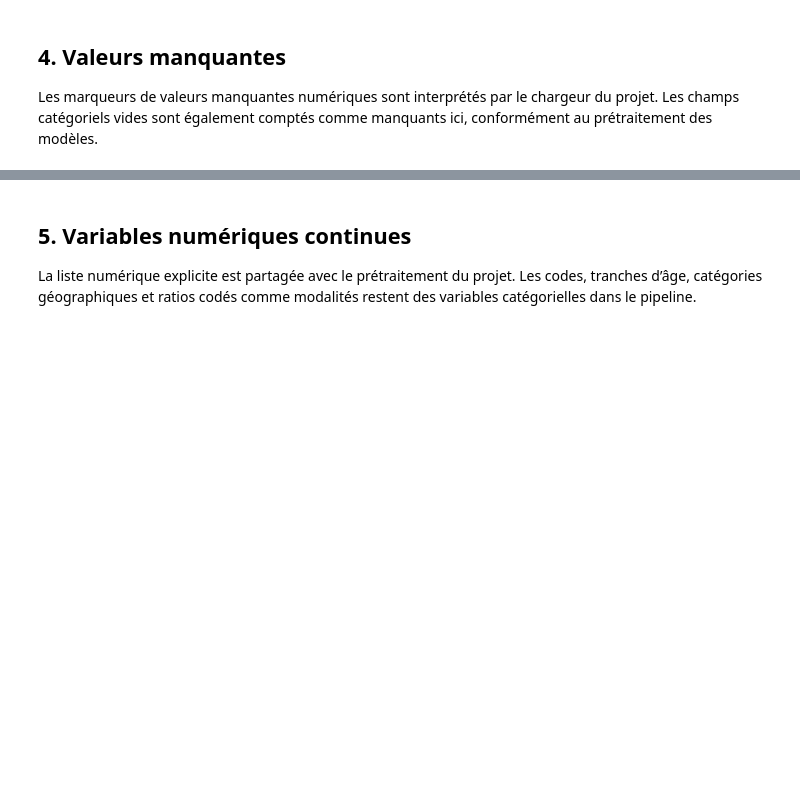
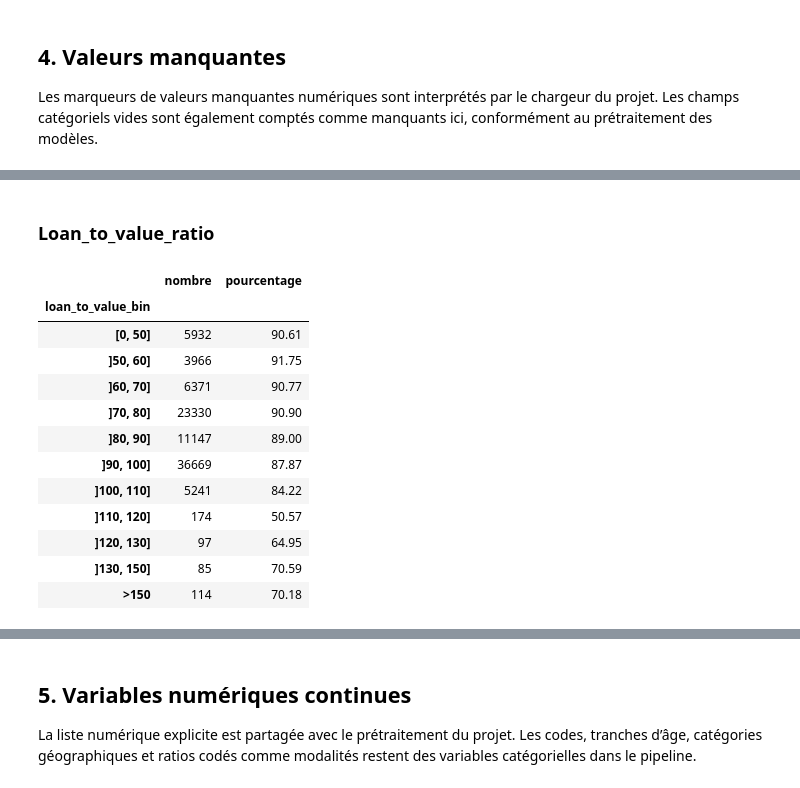
Before and after one commit to MaximeClere/App_sup_M2, a Jupyter notebook: notebooks/exploration_donnees.ipynb, the cells around one changed output, grey strips where cells are left out. Cells and saved outputs as stored; diff of their text form; code cells hidden in the pictures; blank space fills up the shorter version.

```diff
--- a/notebooks/exploration_donnees.ipynb
+++ b/notebooks/exploration_donnees.ipynb
@@ -149,0 +227,52 @@ else:
+# %% [markdown]
+### Loan_to_value_ratio
+# %%
+bins = [0, 50, 60, 70, 80, 90, 100, 110, 120, 130, 150, np.inf]
+
+labels = [
+    "[0, 50]",
+    "]50, 60]",
+    "]60, 70]",
+    "]70, 80]",
+    "]80, 90]",
+    "]90, 100]",
+    "]100, 110]",
+    "]110, 120]",
+    "]120, 130]",
+    "]130, 150]",
+    ">150",
+]
+
+loan_to_value_bin = pd.cut(
+    X["loan_to_value_ratio"],
+    bins=bins,
+    labels=labels,
+    include_lowest=True
+)
+
+summary = (
+    pd.DataFrame({
+        "loan_to_value_bin": loan_to_value_bin,
+        "target": y
+    })
+    .groupby("loan_to_value_bin", observed=False)["target"]
+    .agg(nombre="size", taux_positif="mean")
+)
+
+summary["pourcentage"] = 100 * summary["taux_positif"]
+
+display(summary.drop(columns="taux_positif").round(2))
+# %% [output]
+|  | nombre | pourcentage |
+| loan_to_value_bin |  |  |
+| [0, 50] | 5932 | 90.61 |
+| ]50, 60] | 3966 | 91.75 |
+| ]60, 70] | 6371 | 90.77 |
+| ]70, 80] | 23330 | 90.90 |
+| ]80, 90] | 11147 | 89.00 |
+| ]90, 100] | 36669 | 87.87 |
+| ]100, 110] | 5241 | 84.22 |
+| ]110, 120] | 174 | 50.57 |
+| ]120, 130] | 97 | 64.95 |
+| ]130, 150] | 85 | 70.59 |
+| >150 | 114 | 70.18 |
```
Also changed, not shown: parts of 12 cells of this notebook, 16 other files.
